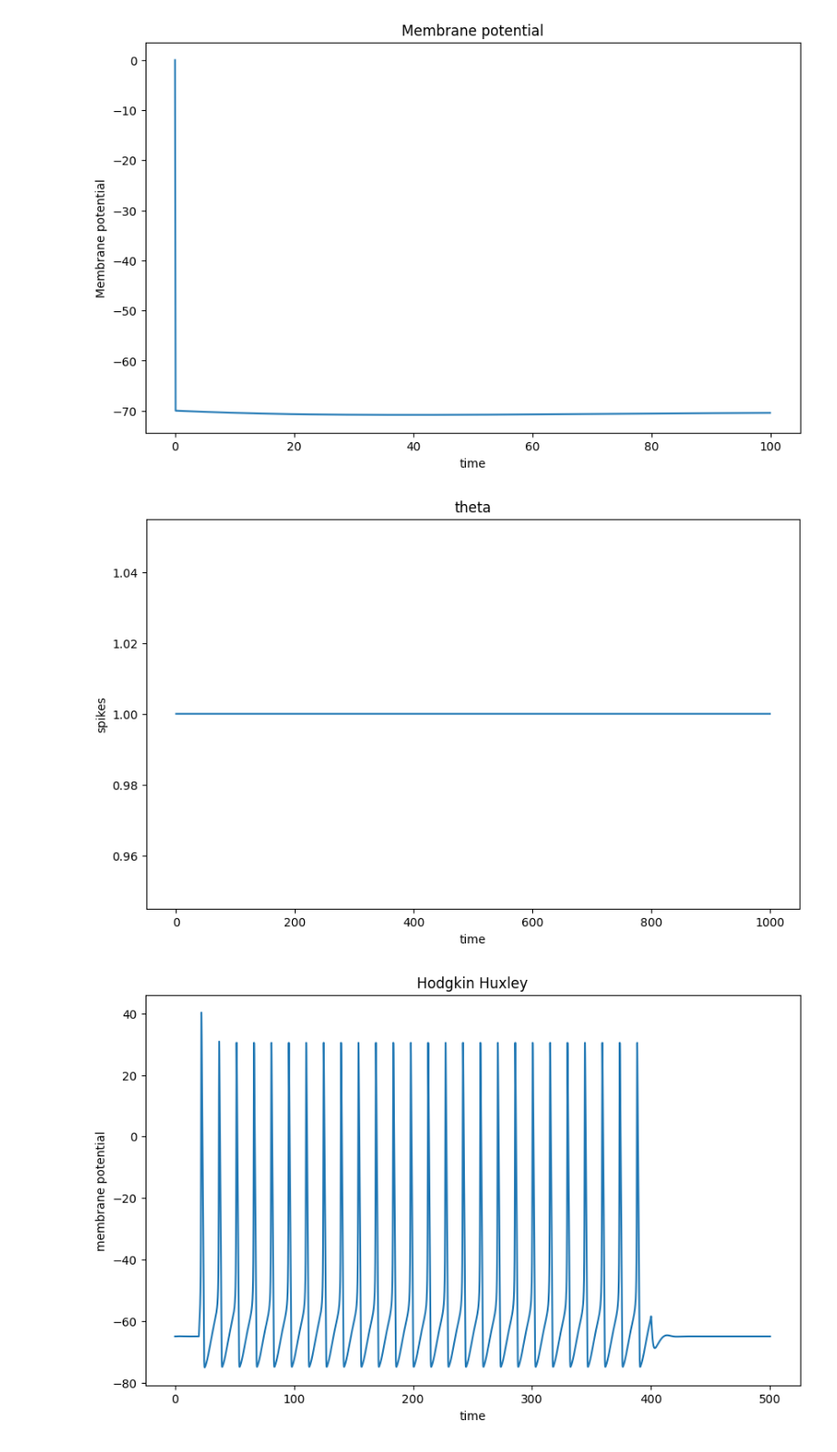
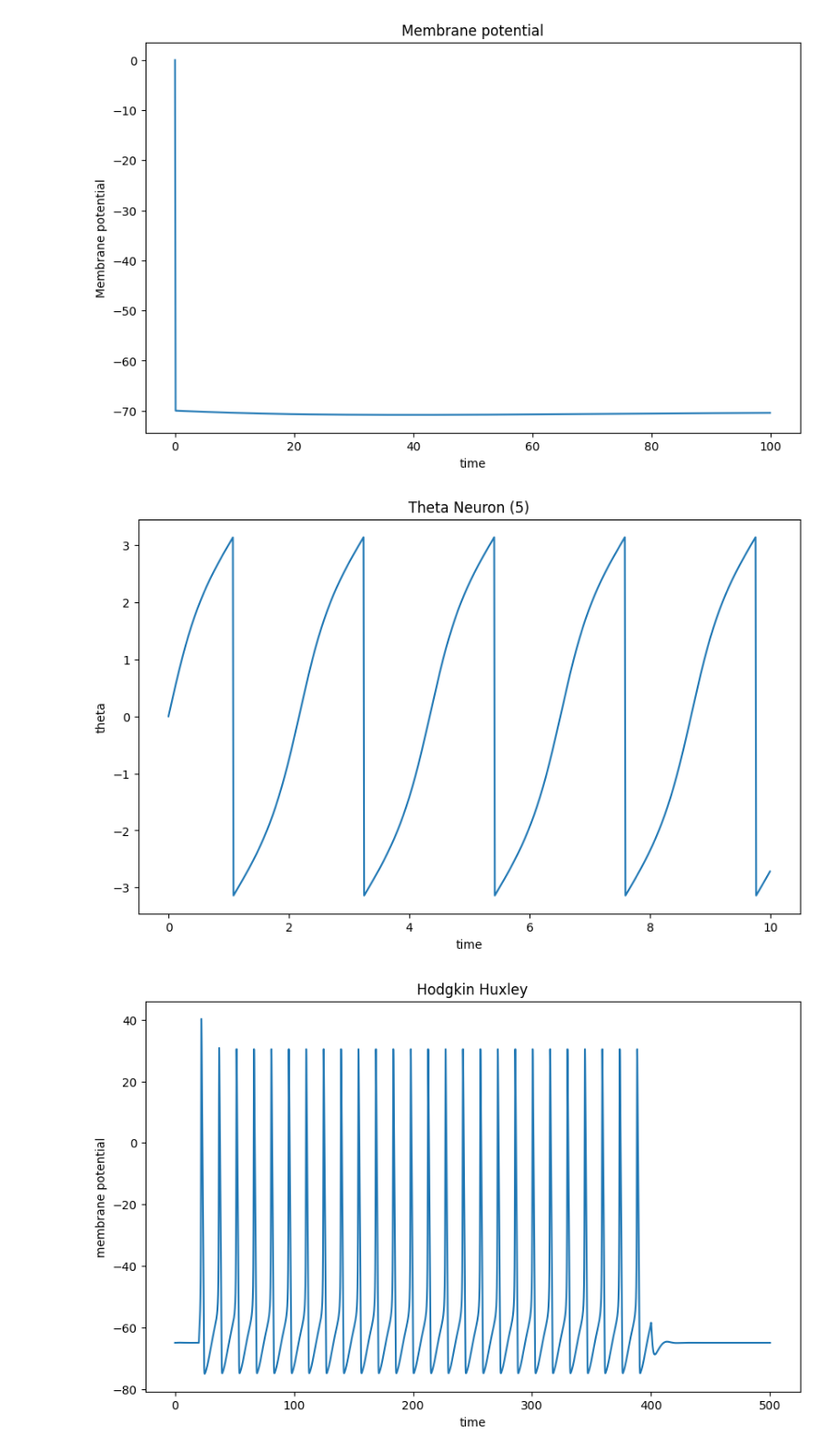
Before and after one commit to Da4kek/CNM, a Jupyter notebook: Example_usage.ipynb, the cells around one changed output. Shown at 91% size. Drawn from its saved outputs; the diff is of its cells as text; code cells hidden in the pictures.

```diff
--- a/Example_usage.ipynb
+++ b/Example_usage.ipynb
@@ -171,12 +168,12 @@ from src.models.Interpretive import IFM
 from src.utils.plot import plot_spike
 import numpy as np
 # %%
-model = IFM.ThetaNeuron(a=0.01,b=0.4,I=3.5,omega=2.3)
-time,theta,spikes = model.simulate(1000.,0.1)
+model = IFM.ThetaNeuron()
+time,theta,spikes = model.simulate(10.,0.01)
 
-plot_spike(spikes,np.ones_like(spikes),title="theta",xlabel="time",ylabel="spikes")
+plot_spike(time,theta,title=f"Theta Neuron ({len(spikes)})",xlabel="time",ylabel="theta")
 # %% [output]
-[figure, old version]
+[figure, new version]
 # %%
 from src.models.Mechanistic import HH
 from src.utils.plot import plot_spike
```
Also changed, not shown: parts of 11 cells of this notebook, 1 other file.
